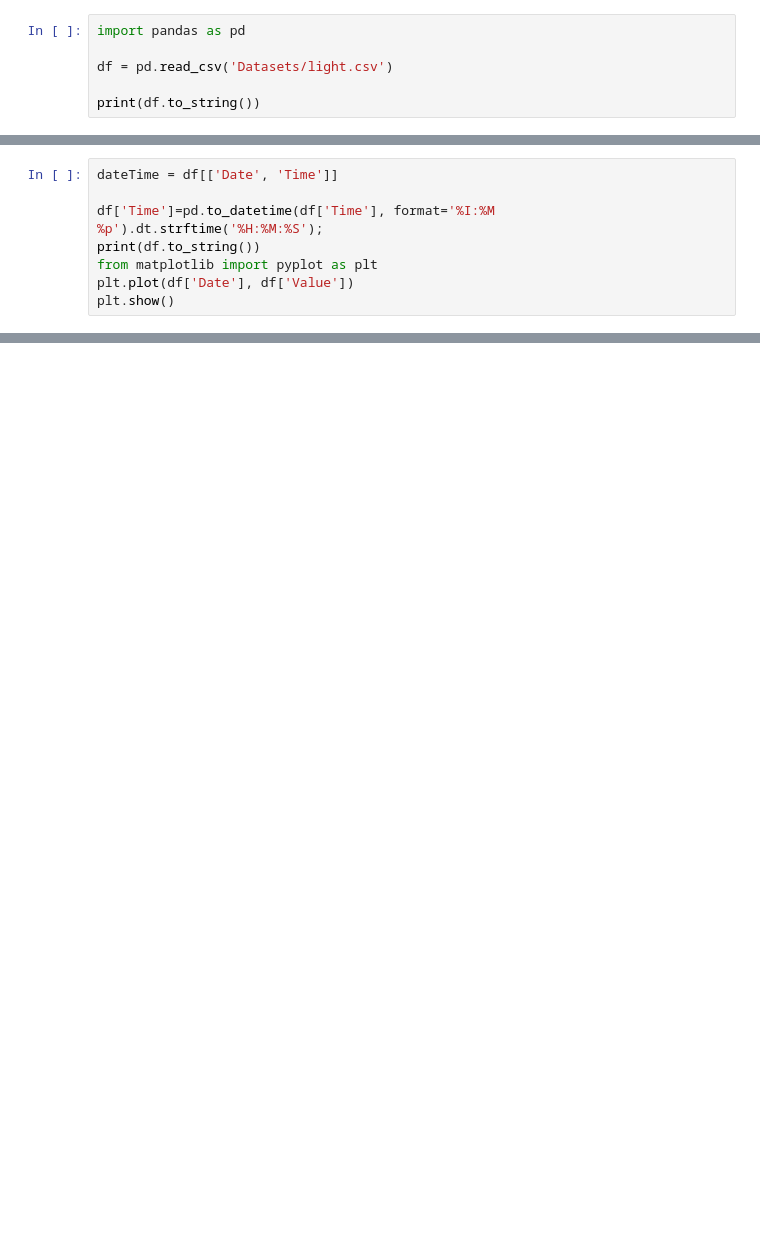
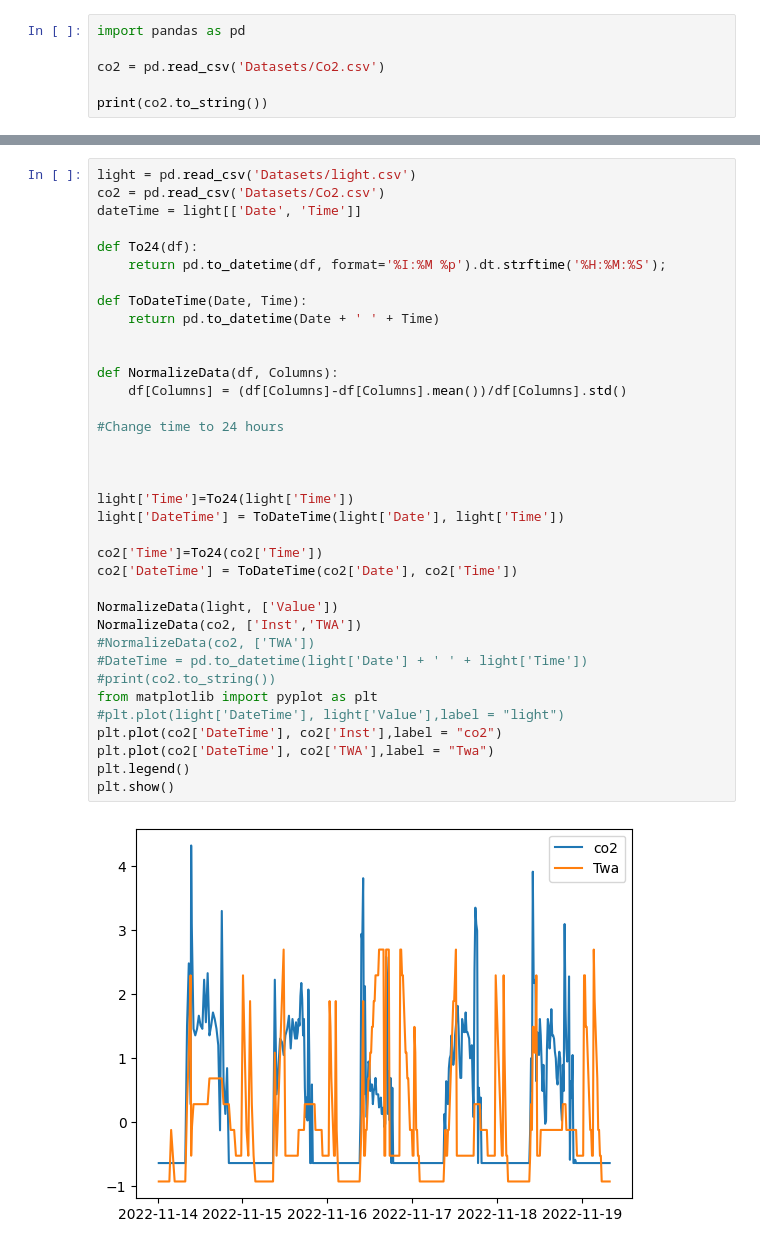
Before and after one commit to johnny-stevie/Durhack22, a Jupyter notebook: Untitled.ipynb, the cells around one changed output, grey strips where cells are left out. Saved outputs shown, nothing was run; the diff lists cells and outputs as text; blank space fills up the shorter version.

```diff
--- a/Untitled.ipynb
+++ b/Untitled.ipynb
@@ -22,7 +22,7 @@ Successfully installed contourpy-1.0.6 cycler-0.11.0 fonttools-4.38.0 kiwisolver
 # %%
 import pandas as pd
 
-df = pd.read_csv('Datasets/light.csv')
+co2 = pd.read_csv('Datasets/Co2.csv')
 
-print(df.to_string())
+print(co2.to_string())
 # %% [output]
@@ -46,8 +45,0 @@ print(df.to_string())
-# %%
-dateTime = df[['Date', 'Time']]
-
-df['Time']=pd.to_datetime(df['Time'], format='%I:%M %p').dt.strftime('%H:%M:%S');
-print(df.to_string())
-from matplotlib import pyplot as plt
-plt.plot(df['Date'], df['Value'])
-plt.show()
@@ -72,0 +46,38 @@ plt.show()
+# %%
+light = pd.read_csv('Datasets/light.csv')
+co2 = pd.read_csv('Datasets/Co2.csv')
+dateTime = light[['Date', 'Time']]
+
+def To24(df):
+    return pd.to_datetime(df, format='%I:%M %p').dt.strftime('%H:%M:%S');
+
+def ToDateTime(Date, Time):
+    return pd.to_datetime(Date + ' ' + Time)
+
+
+def NormalizeData(df, Columns):
+    df[Columns] = (df[Columns]-df[Columns].mean())/df[Columns].std()
+
+#Change time to 24 hours
+
+
+
+light['Time']=To24(light['Time'])
+light['DateTime'] = ToDateTime(light['Date'], light['Time'])
+
+co2['Time']=To24(co2['Time'])
+co2['DateTime'] = ToDateTime(co2['Date'], co2['Time'])
+
+NormalizeData(light, ['Value'])
+NormalizeData(co2, ['Inst','TWA'])
+#NormalizeData(co2, ['TWA'])
+#DateTime = pd.to_datetime(light['Date'] + ' ' + light['Time'])
+#print(co2.to_string())
+from matplotlib import pyplot as plt
+#plt.plot(light['DateTime'], light['Value'],label = "light")
+plt.plot(co2['DateTime'], co2['Inst'],label = "co2")
+plt.plot(co2['DateTime'], co2['TWA'],label = "Twa")
+plt.legend()
+plt.show()
+# %% [output]
+[figure, added]
```
Also changed, not shown: parts of 2 cells of this notebook, 5 other files.
